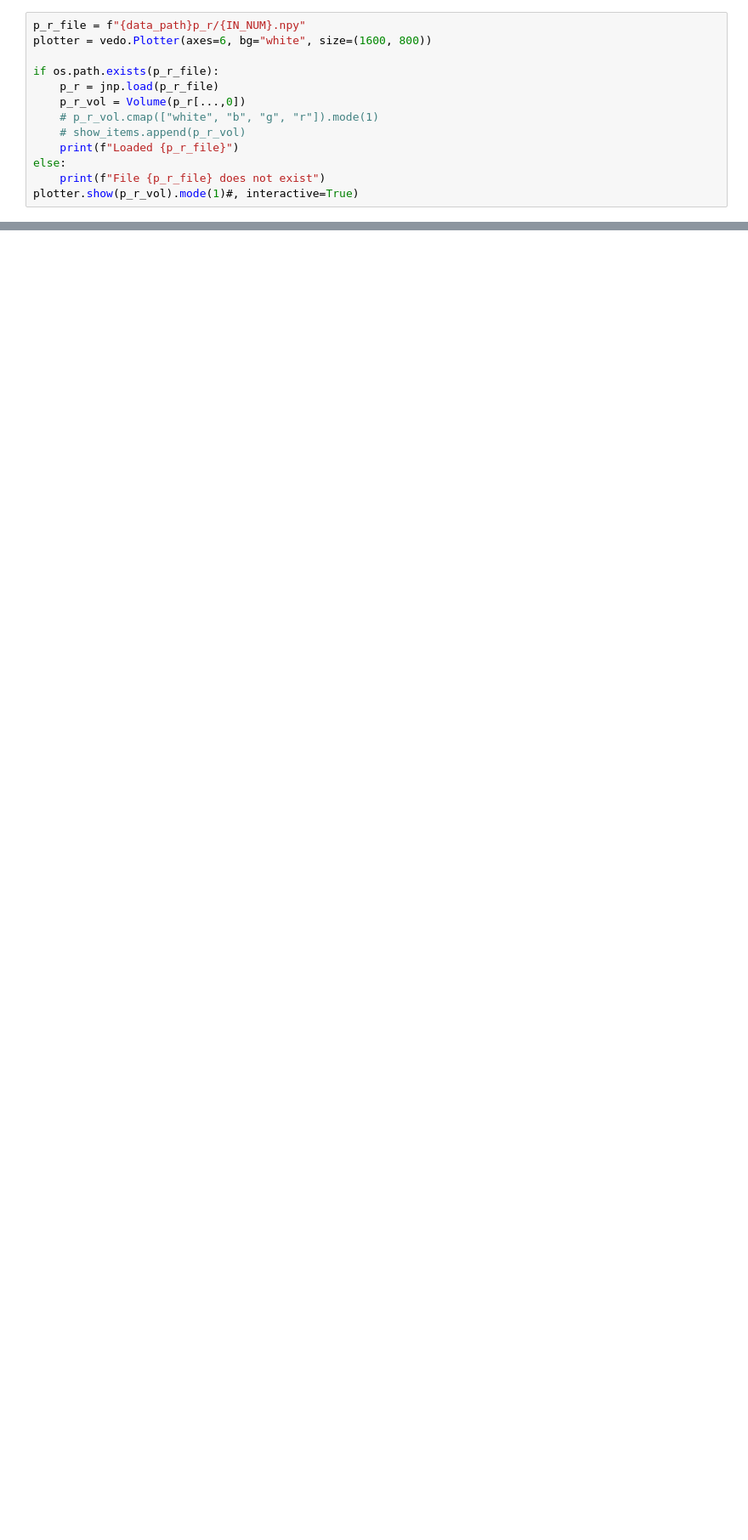
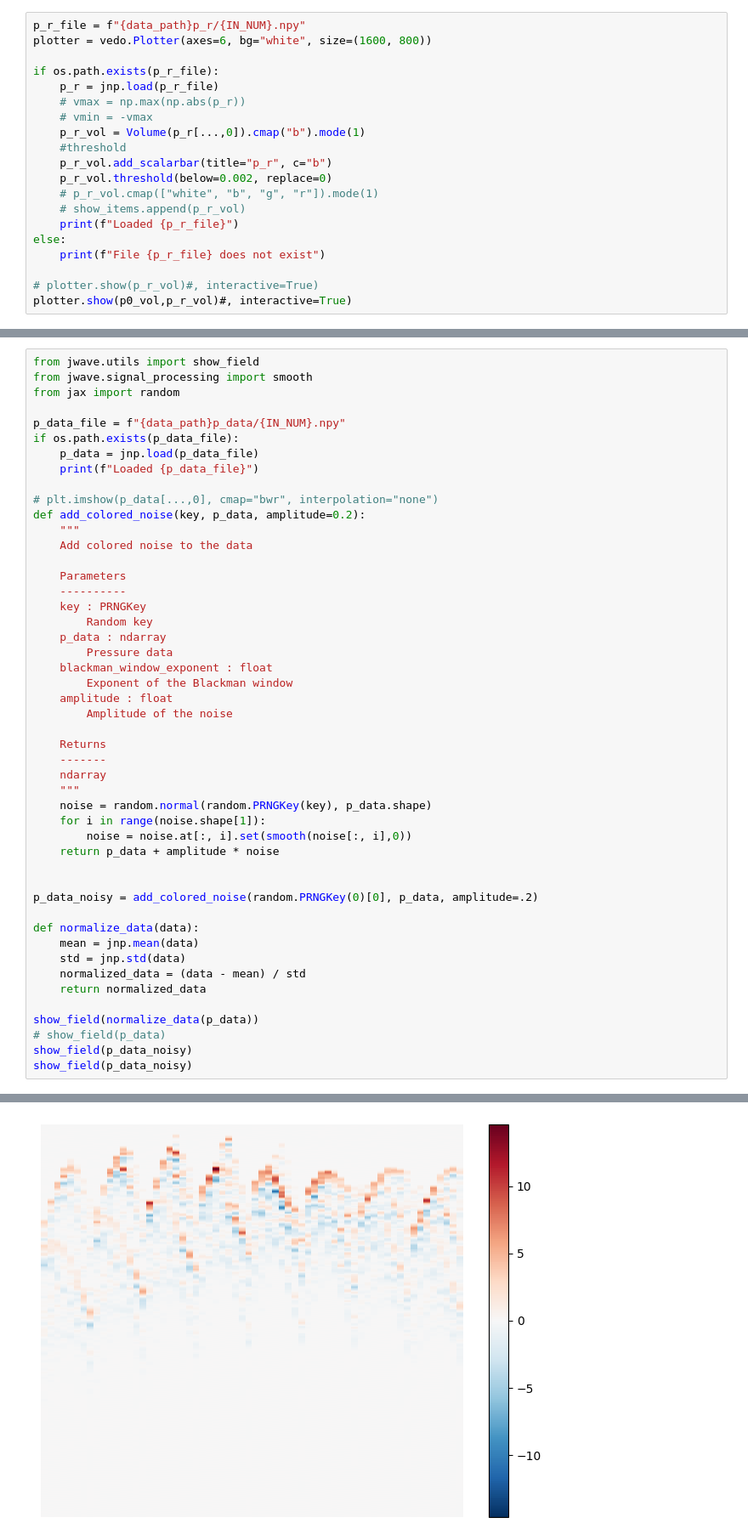
Before and after one commit to grindstm/pat, a Jupyter notebook: vis.ipynb, the cells around one changed output, grey strips where cells are left out. Shown: that part at 85% size. Drawn from its saved outputs; the diff is of its cells as text; blank space fills up the shorter version.

Commit message:
blackman filtering in noise model - issues with scale. scaling in vis. regularization in lazy_time_reversal - untested

```diff
--- a/vis.ipynb
+++ b/vis.ipynb
@@ -40,11 +37,18 @@ plotter = vedo.Plotter(axes=6, bg="white", size=(1600, 800))
 
 if os.path.exists(p_r_file):
     p_r = jnp.load(p_r_file)
-    p_r_vol = Volume(p_r[...,0])
+    # vmax = np.max(np.abs(p_r))
+    # vmin = -vmax
+    p_r_vol = Volume(p_r[...,0]).cmap("b").mode(1)
+    #threshold
+    p_r_vol.add_scalarbar(title="p_r", c="b")
+    p_r_vol.threshold(below=0.002, replace=0)
     # p_r_vol.cmap(["white", "b", "g", "r"]).mode(1)
     # show_items.append(p_r_vol)
     print(f"Loaded {p_r_file}")
 else:
     print(f"File {p_r_file} does not exist")
-plotter.show(p_r_vol).mode(1)#, interactive=True)
+
+# plotter.show(p_r_vol)#, interactive=True)
+plotter.show(p0_vol,p_r_vol)#, interactive=True)
 # %% [output]
@@ -52,0 +61,49 @@ AttributeError: 'Plotter' object has no attribute 'mode'
+# %%
+from jwave.utils import show_field
+from jwave.signal_processing import smooth
+from jax import random
+
+p_data_file = f"{data_path}p_data/{IN_NUM}.npy"
+if os.path.exists(p_data_file):
+    p_data = jnp.load(p_data_file)
+    print(f"Loaded {p_data_file}")
+
+# plt.imshow(p_data[...,0], cmap="bwr", interpolation="none")
+def add_colored_noise(key, p_data, amplitude=0.2):
+    """
+    Add colored noise to the data
+
+    Parameters
+    ----------
+    key : PRNGKey
+        Random key
+    p_data : ndarray
+        Pressure data
+    blackman_window_exponent : float
+        Exponent of the Blackman window
+    amplitude : float
+        Amplitude of the noise
+
+    Returns
+    -------
+    ndarray
+    """
+    noise = random.normal(random.PRNGKey(key), p_data.shape)
+    for i in range(noise.shape[1]):
+        noise = noise.at[:, i].set(smooth(noise[:, i],0))
+    return p_data + amplitude * noise
+
+
+p_data_noisy = add_colored_noise(random.PRNGKey(0)[0], p_data, amplitude=.2)
+
+def normalize_data(data):
+    mean = jnp.mean(data)
+    std = jnp.std(data)
+    normalized_data = (data - mean) / std
+    return normalized_data
+
+show_field(normalize_data(p_data))
+# show_field(p_data)
+show_field(p_data_noisy)
+show_field(p_data_noisy)
+# %% [output]
@@ -52,0 +111 @@ AttributeError: 'Plotter' object has no attribute 'mode'
+[figure, added]
```
Also changed, not shown: parts of 9 cells of this notebook, 5 other files.
